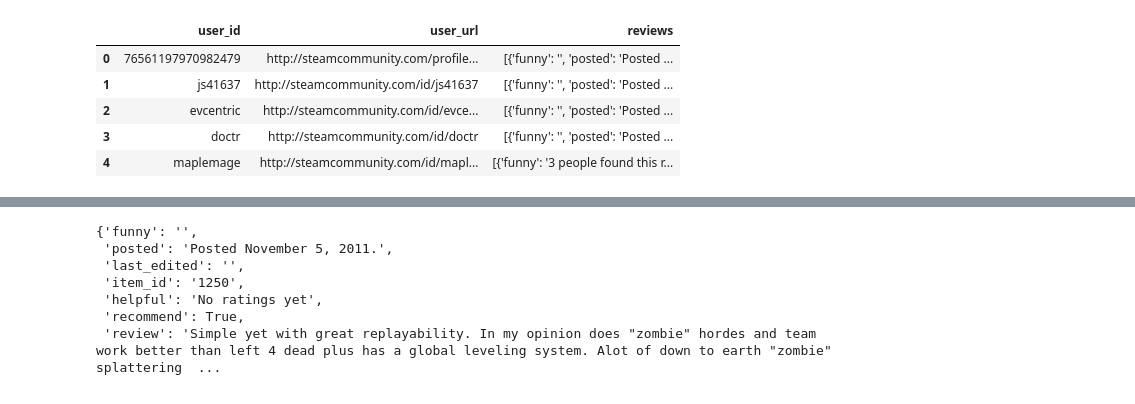
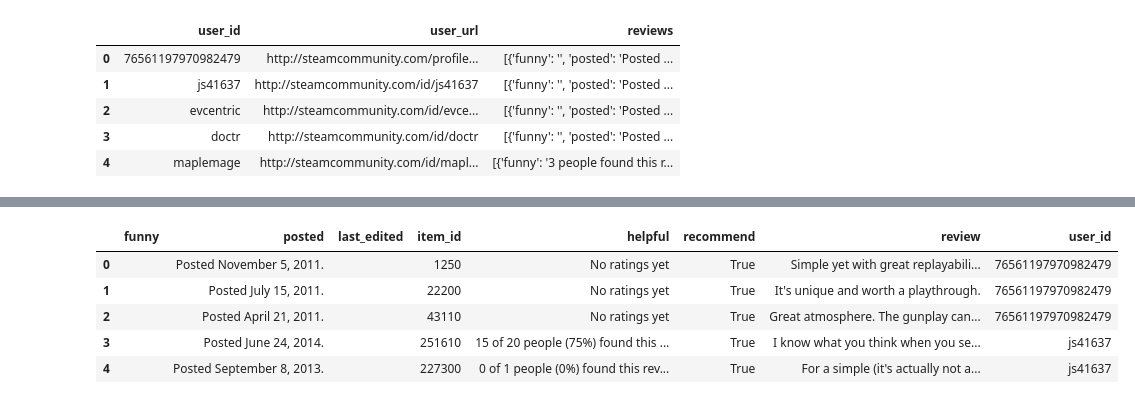
Before and after one commit to JUrielCerecero/PI-MLOPS, a Jupyter notebook: ETL.ipynb, the cells around one changed output, grey strips where cells are left out. Saved outputs shown, nothing was run; the diff lists cells and outputs as text; code cells hidden in the pictures.

```diff
--- a/ETL.ipynb
+++ b/ETL.ipynb
@@ -214,10 +298,3 @@ dfreviews.head()
 | 2 | evcentric | http://steamcommunity.com/id/evce... | [{'funny': '', 'posted': 'Posted ... |
 | 3 | doctr | http://steamcommunity.com/id/doctr | [{'funny': '', 'posted': 'Posted ... |
 | 4 | maplemage | http://steamcommunity.com/id/mapl... | [{'funny': '3 people found this r... |
-# %%
-#desanidamos la columna items, se crean diccionaros dentro de cada celda donde se puede disponer de la info accediendo al diccionario, y se agrega el id del usuario en el dataframe
-lista_reviews=[]
-for a in dfreviews.reviews:
-    lista_reviews.append(ast.literal_eval(str(a)))
-dfreviews2=pd.concat([dfreviews.user_id,pd.DataFrame(lista_reviews)],axis=1)
-dfreviews2
@@ -238,12 +301,22 @@ dfreviews2
+# %%
+# Se desanida la columna de items y se pasa a un Dataframe el cual contiene la informacion de cada juego jugado por el usuario, como horas jugadas y el id del juego
+lista_reviews=[]
+lista_reviews2=[]
+for a in dfreviews['reviews']:
+    lista_reviews.append(ast.literal_eval(str(a)))
+for a in range(len(lista_reviews)):
+    for b in range(len(lista_reviews[a])):
+        lista_reviews[a][b]['user_id']=lisreviews[a]['user_id']
+        lista_reviews2.append(lista_reviews[a][b])
+# %%
+dfreviews2=pd.DataFrame(lista_reviews2)
+dfreviews2.head()
+# %% [output]
+|  | funny | posted | last_edited | item_id | helpful | recommend | review | user_id |
+| 0 |  | Posted November 5, 2011. |  | 1250 | No ratings yet | True | Simple yet with great replayabili... | 76561197970982479 |
+| 1 |  | Posted July 15, 2011. |  | 22200 | No ratings yet | True | It's unique and worth a playthrough. | 76561197970982479 |
+| 2 |  | Posted April 21, 2011. |  | 43110 | No ratings yet | True | Great atmosphere. The gunplay can... | 76561197970982479 |
+| 3 |  | Posted June 24, 2014. |  | 251610 | 15 of 20 people (75%) found this ... | True | I know what you think when you se... | js41637 |
+| 4 |  | Posted September 8, 2013. |  | 227300 | 0 of 1 people (0%) found this rev... | True | For a simple (it's actually not a... | js41637 |
 # %%
 dfreviews2.to_csv('revies_por_usuario.csv',index=False)
-# %%
-dfreviews2.iloc[0,1]
-# %% [output]
-{'funny': '',
- 'posted': 'Posted November 5, 2011.',
- 'last_edited': '',
- 'item_id': '1250',
- 'helpful': 'No ratings yet',
- 'recommend': True,
- 'review': 'Simple yet with great replayability. In my opinion does "zombie" hordes and team work better than left 4 dead plus has a global leveling system. Alot of down to earth "zombie" splattering  ...
```
Also changed, not shown: parts of 28 cells of this notebook.
